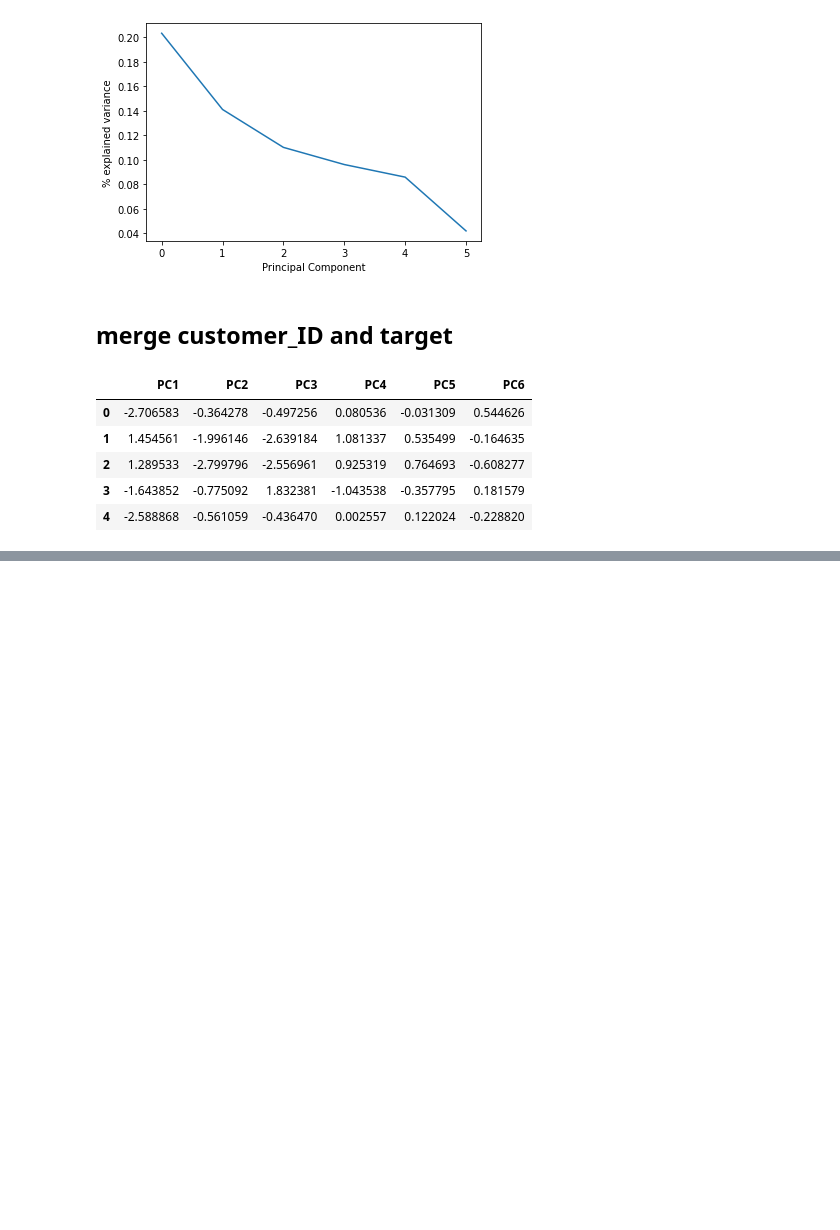
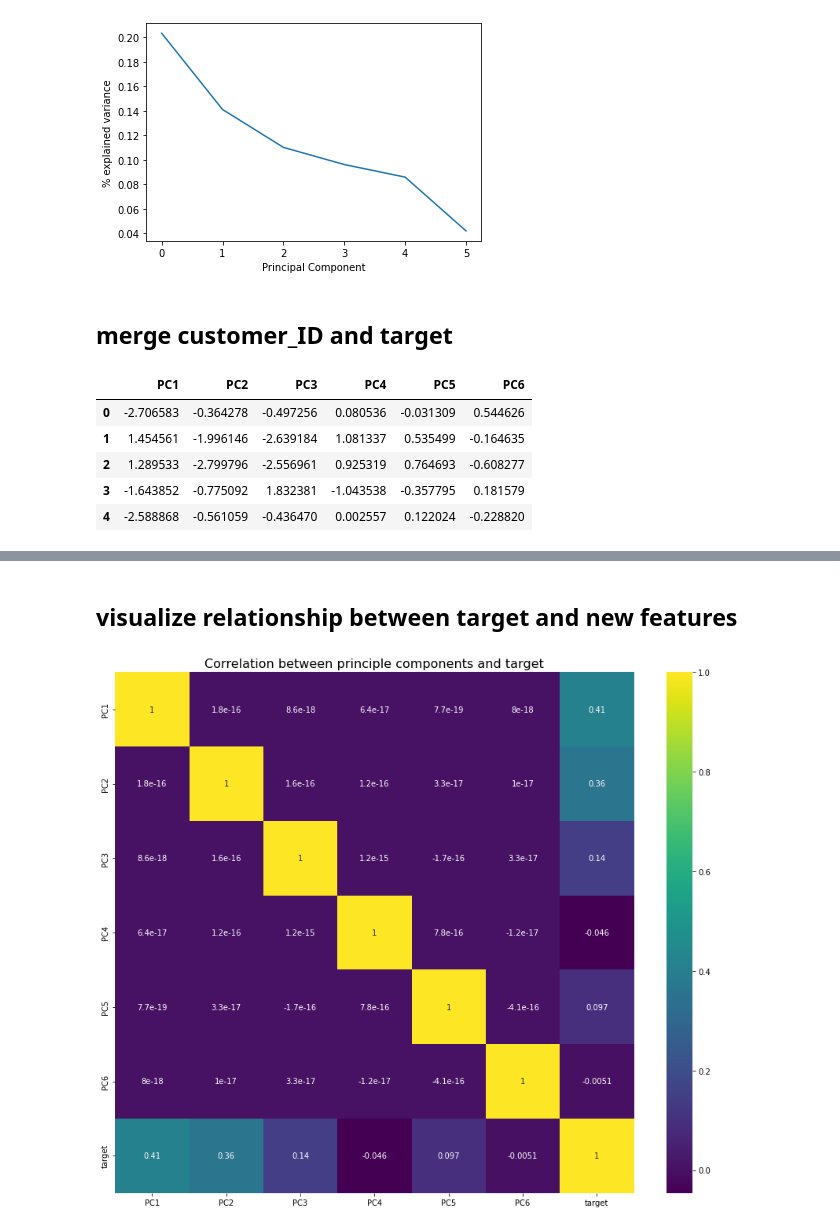
Before and after one commit to inherentspice/American-Express-Default-Prediction, a Jupyter notebook: Data Exploration.ipynb, the cells around one changed output, grey strips where cells are left out. Drawn from its saved outputs; the diff is of its cells as text; code cells hidden in the pictures; blank space fills up the shorter version.

Commit message:
basic visualization for small chunk of train set

```diff
--- a/Data Exploration.ipynb
+++ b/Data Exploration.ipynb
@@ -296,0 +303,15 @@ KeyError: 'customer_ID'
+# %%
+intermediate_merge = X_proj.merge(mean_values_df['customer_ID'], right_index=True, left_index=True)
+# %%
+df = intermediate_merge.merge(train_labels, left_on='customer_ID', right_on='customer_ID')
+# %% [markdown]
+## visualize relationship between target and new features
+# %%
+corr = df.drop(columns='customer_ID').corr()
+plt.figure(figsize=(12,10))
+sns.heatmap(corr, annot=True, cmap='viridis')
+plt.title("Correlation between principle components and target",
+         fontsize=16)
+plt.tight_layout();
+# %% [output]
+[figure, added]
```
Also changed, not shown: parts of 8 cells of this notebook.
